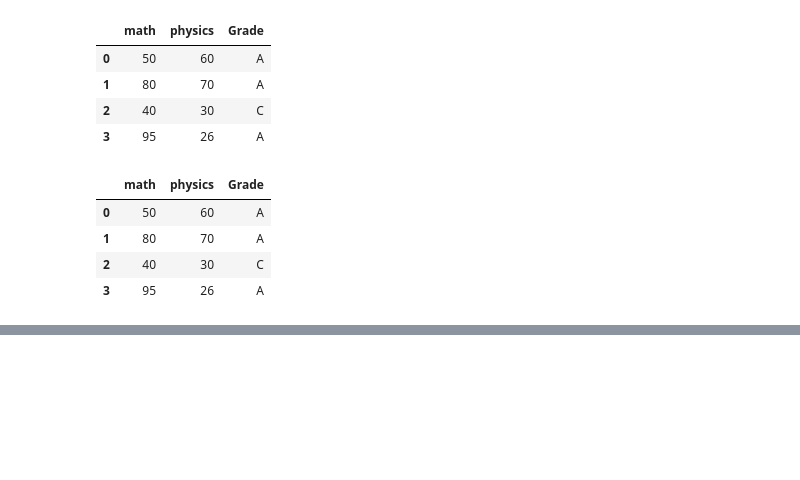
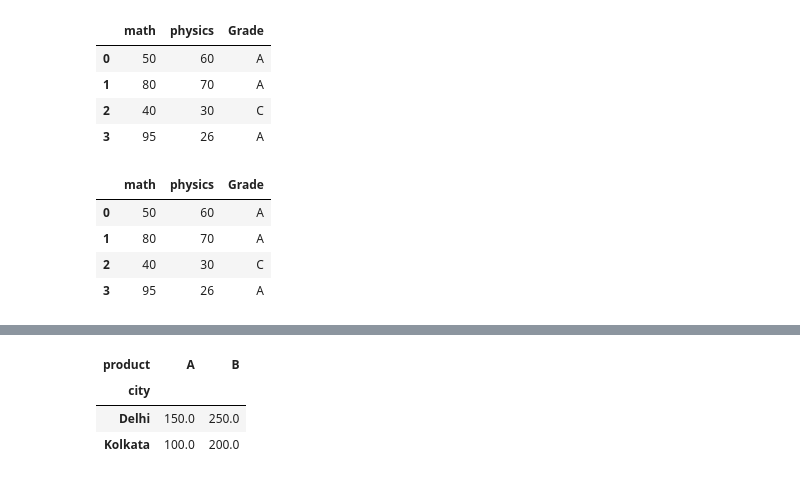
Before and after one commit to subhamoydatta703/Pandas-and-Scikit-Learn, a Jupyter notebook: pandas/pandas_intermediate.ipynb, the cells around one changed output, grey strips where cells are left out. Saved outputs shown, nothing was run; the diff lists cells and outputs as text; code cells hidden in the pictures; blank space fills up the shorter version.

```diff
--- a/pandas/pandas_intermediate.ipynb
+++ b/pandas/pandas_intermediate.ipynb
@@ -278,0 +382,18 @@ marks
+# %%
+df = pd.DataFrame({
+    "city": ["Kolkata", "Kolkata", "Delhi", "Delhi"],
+    "product": ["A", "B", "A", "B"],
+    "sales": [100, 200, 150, 250]
+})
+# %%
+# pd.pivot_table(df, values="sales", index="city", aggfunc="sum")
+# pd.pivot_table(df, values="sales", index="city", columns="product", aggfunc="sum")
+# pd.pivot_table(df, values="sales", index="city", aggfunc="mean")
+# pd.pivot_table(df, values="sales", index="city", aggfunc="count")
+# pd.pivot_table(df, values="sales", index="city", aggfunc=["sum", "mean"])
+pd.pivot_table(df, values="sales", index="city", columns="product", fill_value=0)
+# %% [output]
+| product | A | B |
+| city |  |  |
+| Delhi | 150.0 | 250.0 |
+| Kolkata | 100.0 | 200.0 |
```
Also changed, not shown: parts of 17 cells of this notebook, 1 other file.
